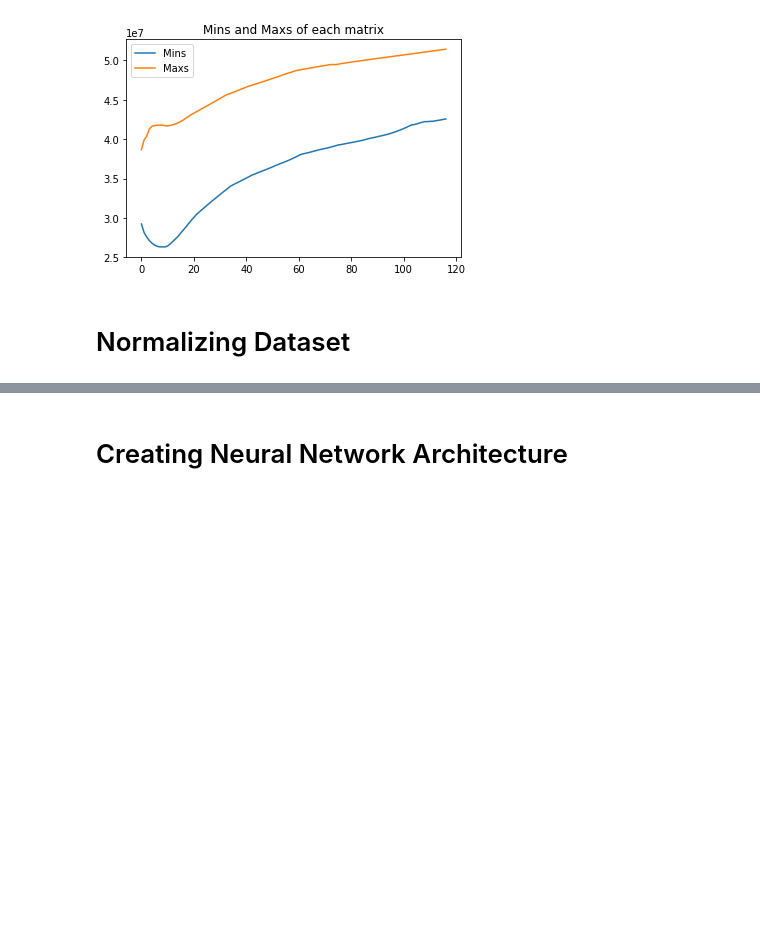
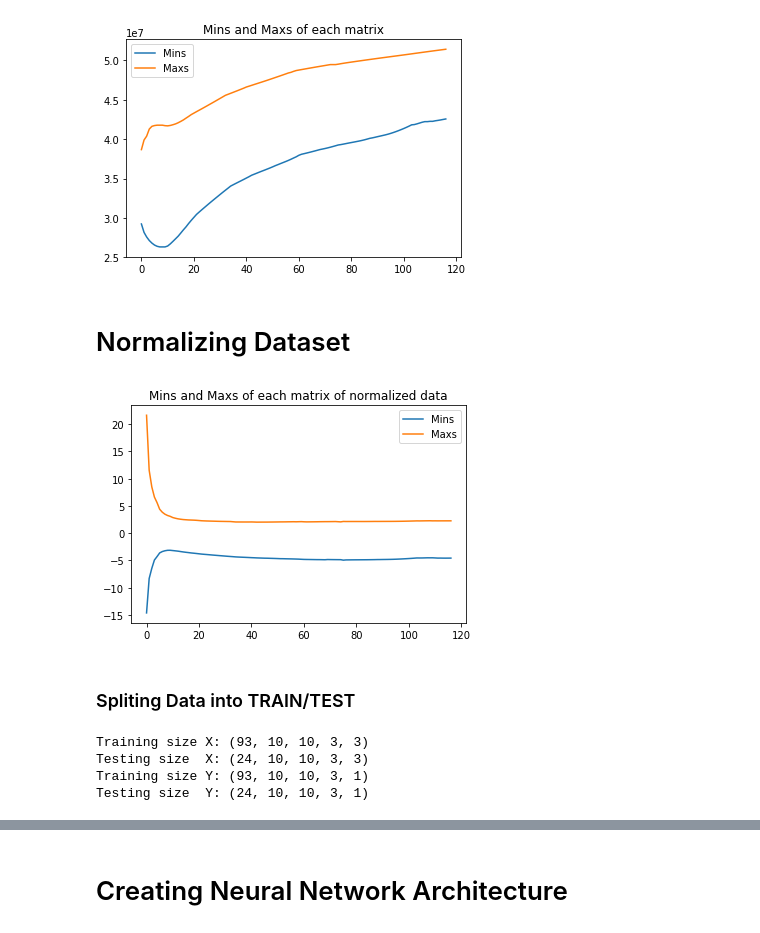
Before and after one commit to joey-lou/HyperGoon, a Jupyter notebook: Diyahir Exploratory Data Analysis.ipynb, the cells around one changed output, grey strips where cells are left out. Cells and saved outputs as stored; diff of their text form; code cells hidden in the pictures; blank space fills up the shorter version.

Commit message:
Created architecture, normalized, trained

```diff
--- a/Diyahir Exploratory Data Analysis.ipynb
+++ b/Diyahir Exploratory Data Analysis.ipynb
@@ -122,3 +122,34 @@ plt.show()
 [figure]
 # %% [markdown]
 # Normalizing Dataset
+# %%
+def scaledata(X,Y):
+    n = len(X) # number of data entries
+    stds = np.zeros([n,])
+    means = np.zeros([n,])
+    for i in range(n):
+        stds[i] = np.std(X[i,:,:,:,0])
+        means[i] = np.mean(X[i,:,:,:,0])
+        X[i,] = np.true_divide(X[i,]-means[i],stds[i])
+        Y[i,] = np.true_divide(Y[i,]-means[i],stds[i])
+    return X,Y,stds,means
+
+def rescaledata(stds,means,Y):
+    n = len(Y)
+    for i in range(n):
+        Y[i,] = stds[i]*Y[i,]+means[i]
+    return Y
+# %%
+X_normalized, Y_normalized, stds,means = scaledata(X,Y)
+# %%
+mins = np.min(np.min(np.min(np.min(X_normalized,axis = 1),axis = 1),axis = 1),axis = 1)
+maxs = np.max(np.max(np.max(np.max(X_normalized,axis = 1),axis = 1),axis = 1),axis = 1)
+plt.plot(mins)
+plt.plot(maxs)
+plt.title('Mins and Maxs of each matrix of normalized data')
+plt.legend(['Mins','Maxs'])
+plt.show()
+# %% [output]
+[figure, added]
+# %% [markdown]
+### Spliting Data into TRAIN/TEST
@@ -124,0 +165,10 @@ plt.show()
+# %%
+print('Training size X:',X_train.shape)
+print('Testing size  X:',X_test.shape)
+print('Training size Y:',y_train.shape)
+print('Testing size  Y:',y_test.shape)
+# %% [output]
+Training size X: (93, 10, 10, 3, 3)
+Testing size  X: (24, 10, 10, 3, 3)
+Training size Y: (93, 10, 10, 3, 1)
+Testing size  Y: (24, 10, 10, 3, 1)
```
Also changed, not shown: parts of 6 cells of this notebook.
